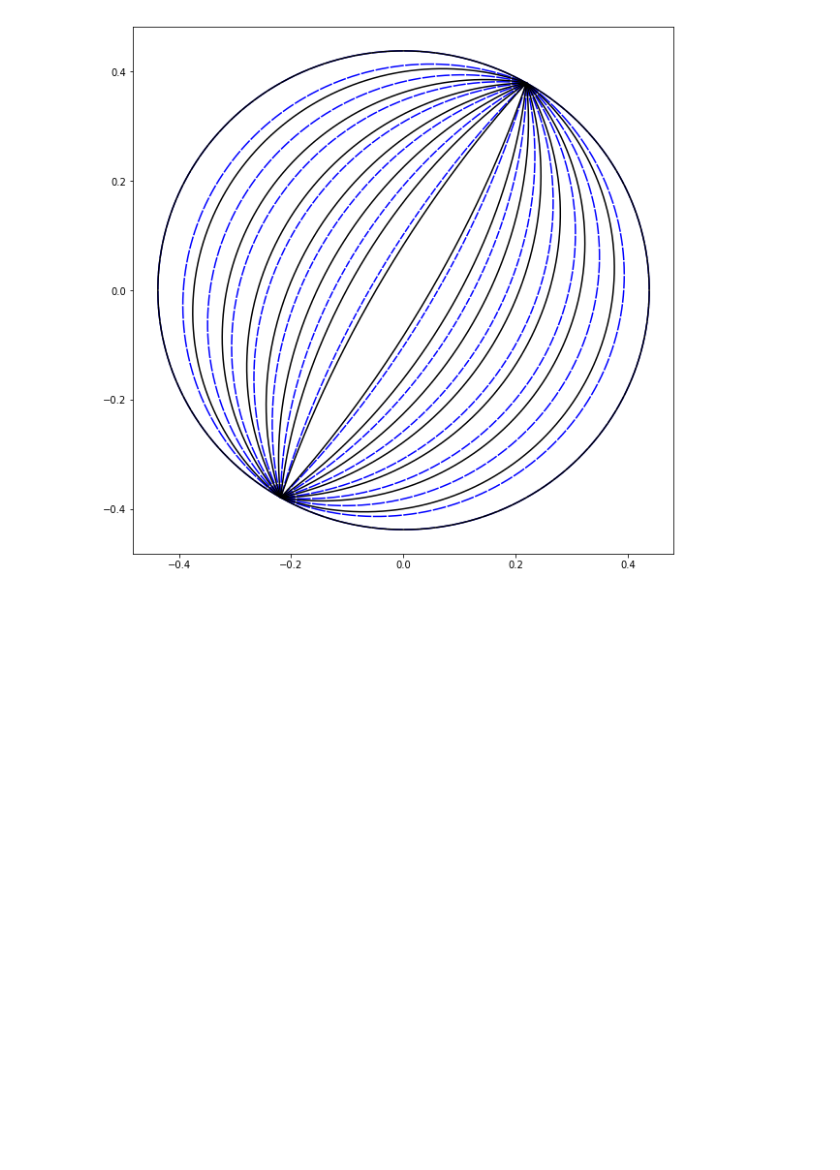
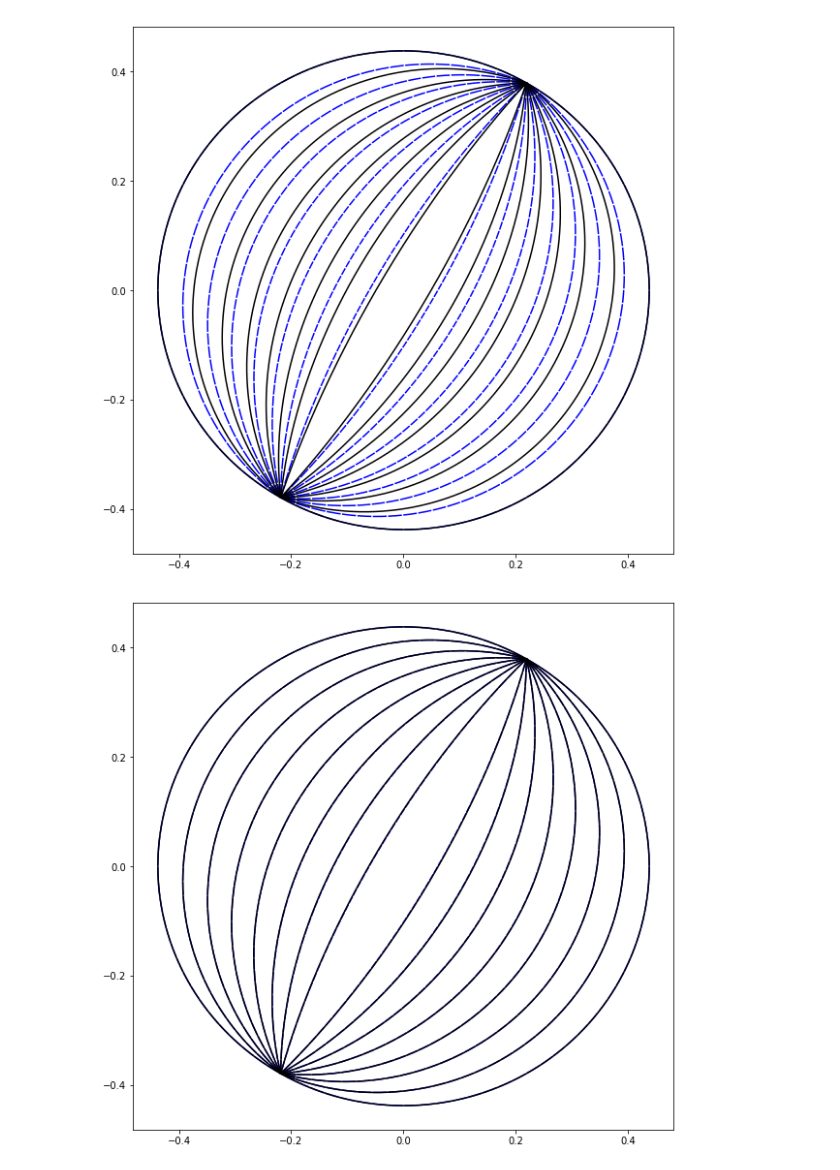
Before and after one commit to nikizadehgfdl/grid_generation, a Jupyter notebook: jupyter_northern_bipole_cap_grid.ipynb, the cells around one changed output. Saved outputs shown, nothing was run; the diff lists cells and outputs as text; code cells hidden in the pictures; blank space fills up the shorter version.

```diff
--- a/jupyter_northern_bipole_cap_grid.ipynb
+++ b/jupyter_northern_bipole_cap_grid.ipynb
@@ -440,3 +494,9 @@ plot_mesh_in_xyz(lams_MIDAS, phis_MIDAS, stride=30,phi_color='b', lam_color='w')
 plot_mesh_in_xyz(lams_new, phis_new, stride=30,phi_color='k', lam_color='w')
 # %% [output]
 [figure]
+# %%
+plt.figure(figsize=(10,10))
+plot_mesh_in_xyz(lams_MIDAS, phis_MIDAS, stride=30,phi_color='b', lam_color='w')
+plot_mesh_in_xyz(lams_prime, phis_prime, stride=30,phi_color='k', lam_color='w')
+# %% [output]
+[figure, added]
```
Also changed, not shown: parts of 7 cells of this notebook.
